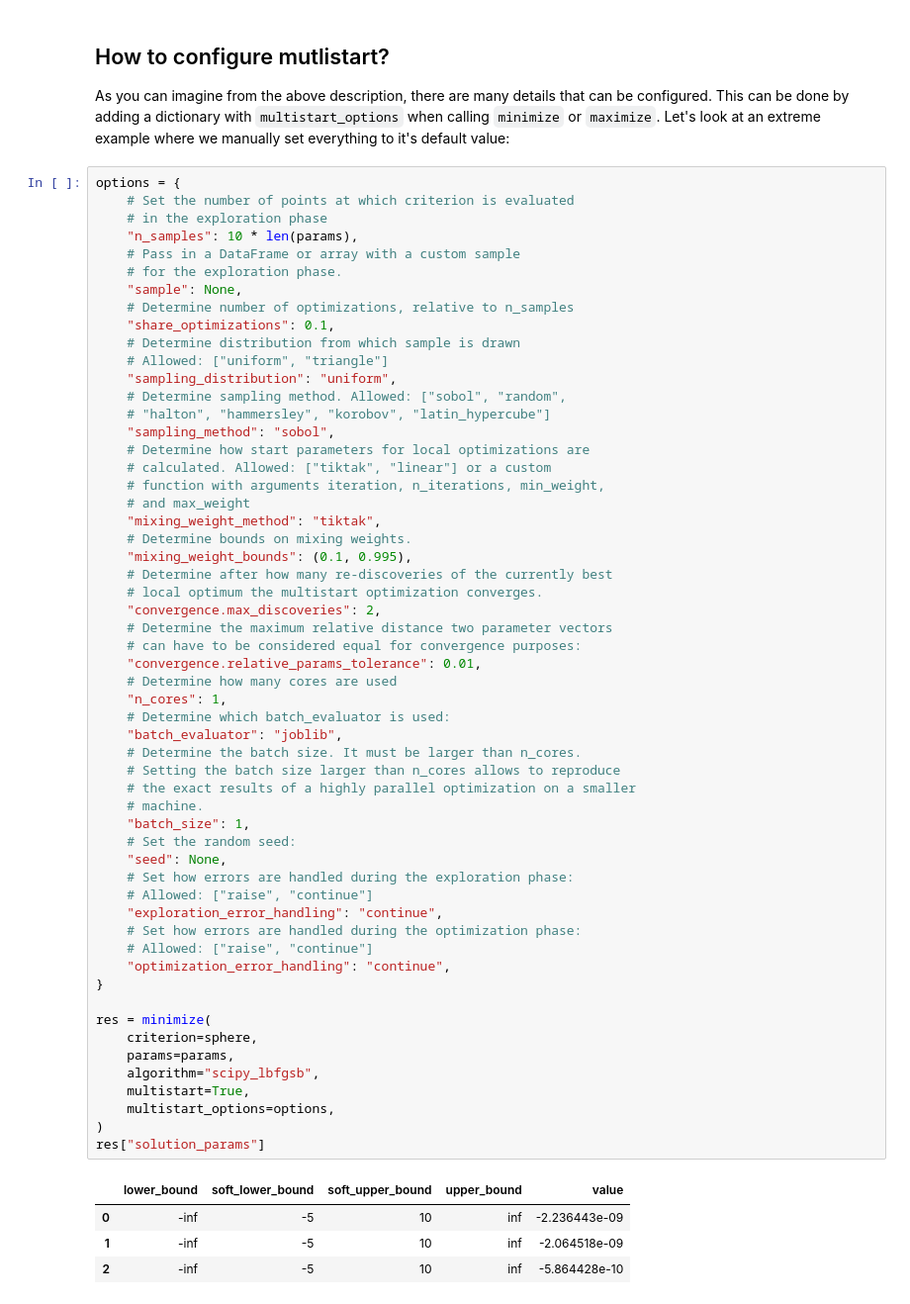
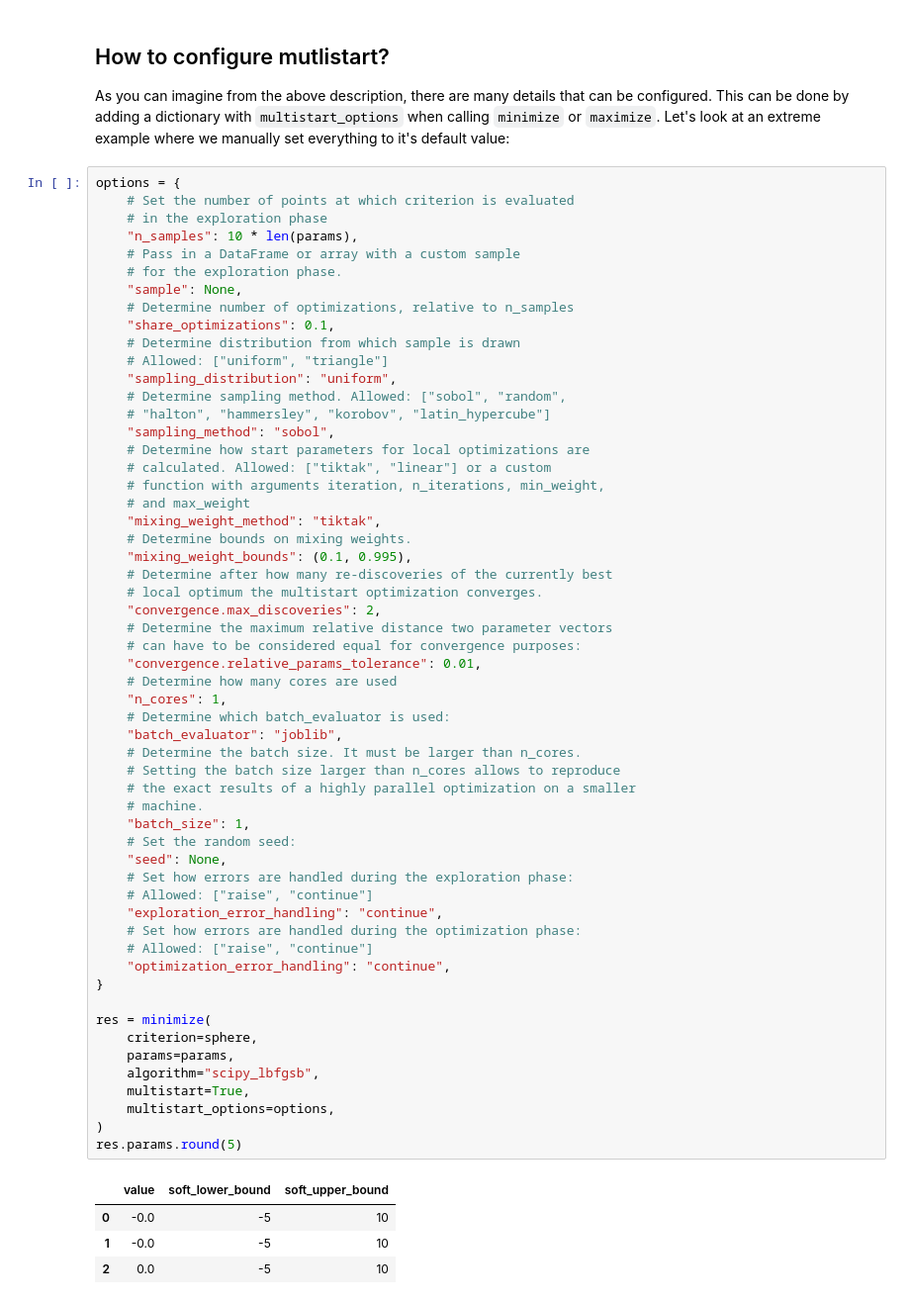
Before and after one commit to optimagic-dev/optimagic, a Jupyter notebook: docs/source/how_to_guides/optimization/how_to_do_multistart_optimizations.ipynb, the cells around one changed output. Shown at 99% size. Drawn from its saved outputs; the diff is of its cells as text.

```diff
--- a/docs/source/how_to_guides/optimization/how_to_do_multistart_optimizations.ipynb
+++ b/docs/source/how_to_guides/optimization/how_to_do_multistart_optimizations.ipynb
@@ -90,35 +90,35 @@ options = {
     # Determine the maximum relative distance two parameter vectors
     # can have to be considered equal for convergence purposes:
     "convergence.relative_params_tolerance": 0.01,
     # Determine how many cores are used
     "n_cores": 1,
     # Determine which batch_evaluator is used:
     "batch_evaluator": "joblib",
     # Determine the batch size. It must be larger than n_cores.
     # Setting the batch size larger than n_cores allows to reproduce
     # the exact results of a highly parallel optimization on a smaller
     # machine.
     "batch_size": 1,
     # Set the random seed:
     "seed": None,
     # Set how errors are handled during the exploration phase:
     # Allowed: ["raise", "continue"]
     "exploration_error_handling": "continue",
     # Set how errors are handled during the optimization phase:
     # Allowed: ["raise", "continue"]
     "optimization_error_handling": "continue",
 }
 
 res = minimize(
     criterion=sphere,
     params=params,
     algorithm="scipy_lbfgsb",
     multistart=True,
     multistart_options=options,
 )
-res["solution_params"]
+res.params.round(5)
 # %% [output]
-|  | lower_bound | soft_lower_bound | soft_upper_bound | upper_bound | value |
-| 0 | -inf | -5 | 10 | inf | -2.236443e-09 |
-| 1 | -inf | -5 | 10 | inf | -2.064518e-09 |
-| 2 | -inf | -5 | 10 | inf | -5.864428e-10 |
+|  | value | soft_lower_bound | soft_upper_bound |
+| 0 | -0.0 | -5 | 10 |
+| 1 | -0.0 | -5 | 10 |
+| 2 | 0.0 | -5 | 10 |
```
Also changed, not shown: parts of 1 cell of this notebook, 42 other files.
